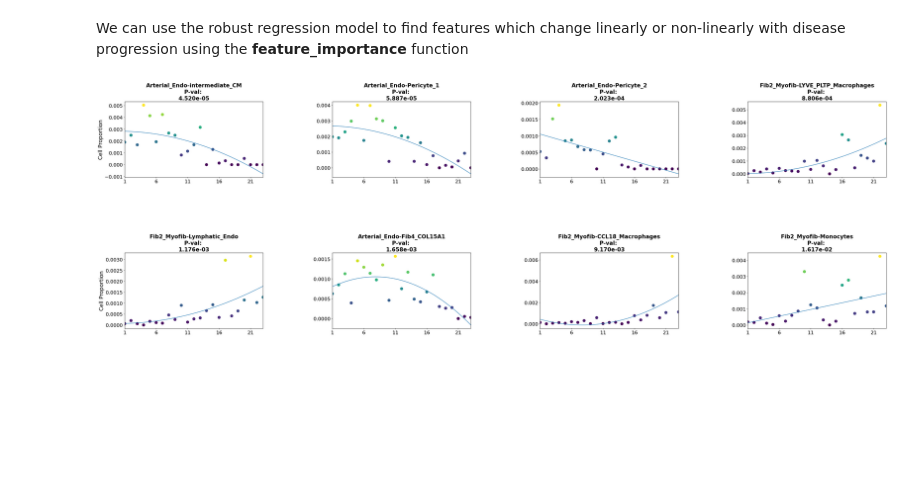
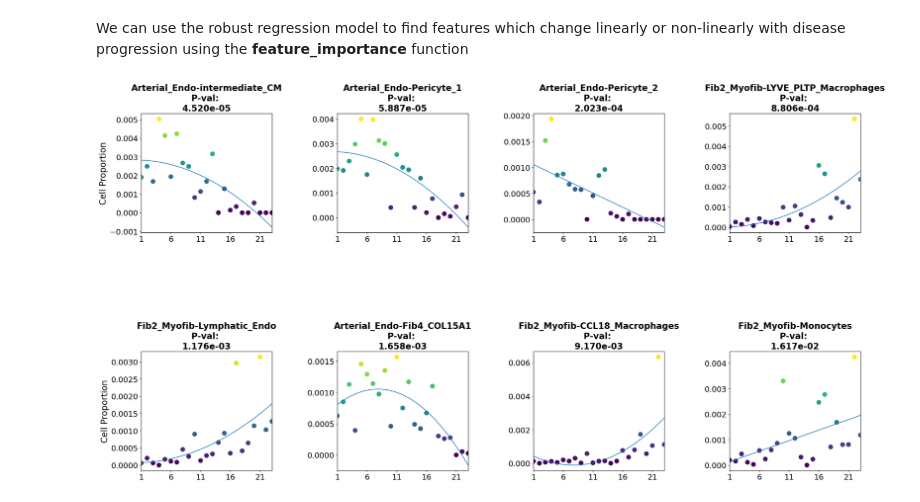
Before and after one commit to CostaLab/NicheSphere, a Jupyter notebook: nichesphere/nichesphere/source/notebooks/Nichesphere-PILOT_integration_tutorial.ipynb, the cells around one changed output. Drawn from its saved outputs; the diff is of its cells as text; code cells hidden in the pictures; blank space fills up the shorter version.

```diff
--- a/nichesphere/nichesphere/source/notebooks/Nichesphere-PILOT_integration_tutorial.ipynb
+++ b/nichesphere/nichesphere/source/notebooks/Nichesphere-PILOT_integration_tutorial.ipynb
@@ -272,9 +273,10 @@ We can use the robust regression model to find features which change linearly or
 # %%
 pl.tl.feature_importance(adata,
                    feature_matrix='proportions_coloc', ## anndata slot where our dictionary with features of interest per sample is
                    feature_names='coloc_names', ## anndata slot where these features' names are stored
-                   height=15,width=50, ## image dimensions
-                   )
+                   height=15,width=30, ## image dimensions
+                   fontsize = 20,
+                   figsize=(6,6))
 plt.savefig('./figures/cell_pairs_scatter.pdf')
 # %% [output]
-[figure, old version]
+[figure, new version]
```
Also changed, not shown: parts of 2 cells of this notebook.
